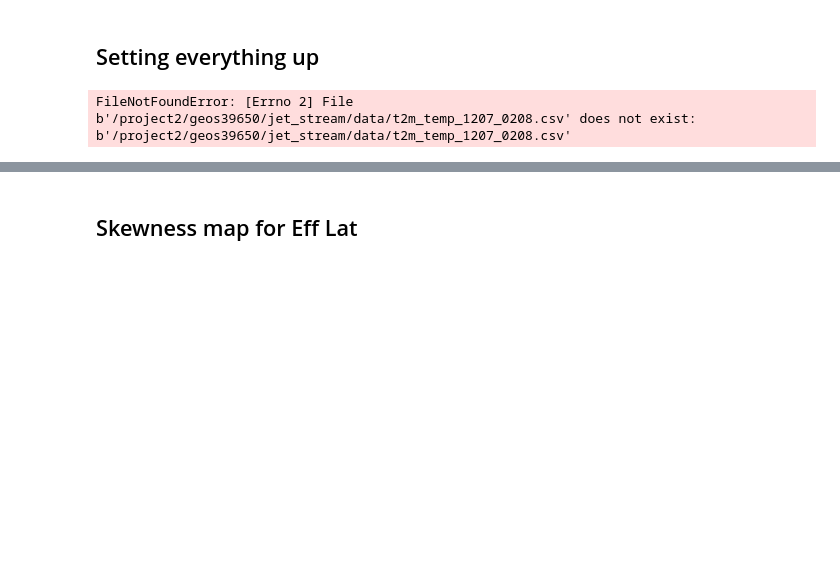
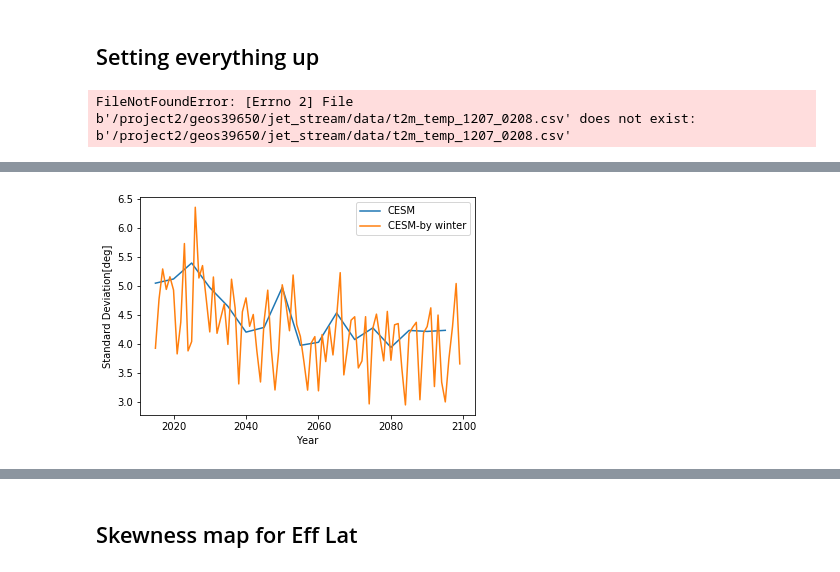
Before and after one commit to geosciences-data-practicum/reanalysis_getter, a Jupyter notebook: analysis/yuqi_amanda_copy.ipynb, the cells around one changed output, grey strips where cells are left out. Drawn from its saved outputs; the diff is of its cells as text; code cells hidden in the pictures; blank space fills up the shorter version.

```diff
--- a/analysis/yuqi_amanda_copy.ipynb
+++ b/analysis/yuqi_amanda_copy.ipynb
@@ -20,0 +25,2 @@ FileNotFoundError: [Errno 2] File b'/project2/geos39650/jet_stream/data/t2m_temp
+# %%
+data=xr.load_dataset('/project2/moyer/jetsream/cmip6_processed_data/MPI-ESM1-2-HR_ssp585_tas_daily/MPI-ESM1-2-HR_ssp585_tas_daily_t_prime_2020-11-01_2025-03-01.nc4')
@@ -20,0 +44,4 @@ FileNotFoundError: [Errno 2] File b'/project2/geos39650/jet_stream/data/t2m_temp
+# %%
+datadf=data.sel(lon=np.unique(data.lon)[0]).to_dataframe().reset_index(drop=False)
+# %%
+datadf['newtime'] = pd.to_datetime(datadf['time'])
@@ -20,0 +227,38 @@ FileNotFoundError: [Errno 2] File b'/project2/geos39650/jet_stream/data/t2m_temp
+# %%
+# select Chicago and compute standard deviation and skewness by 5-year, appending them all together
+dlist=[2015,2020,2025,2030,2035,2040,2045,2050,2055,2060,2065,2070,2075,2080,2085,2090,2095]
+#dlist=[2015]
+sdlist=[]
+sklist=[]
+sddf=pd.DataFrame(columns = ['winter','t_ref','t_prime','tas','lat','lon','year','month'])
+skdf=pd.DataFrame(columns = ['winter','t_ref','t_prime','tas','lat','lon','year','month'])
+for x in dlist:
+    data=xr.load_dataset('/project2/geos39650/jet_stream/data/CESM2-WACCM_ssp585_tas_daily/CESM2-WACCM_ssp585_tas_daily_output_' + str(x) + '-12-01_' + str(x+5) + '-03-01.nc4')
+    select=data.sel(lon=lon_closest_value)
+    select=select.sel(lat=lat_closest_value)
+    select=select.to_dataframe().reset_index()
+    select['year']=select.time.dt.year
+    select['month']=select.time.dt.month
+    select=select.loc[(select['month'] == 1) | (select['month'] == 2) | (select['month'] == 12)]
+    sd=select['t_prime'].std()
+    skew=select['t_prime'].skew()
+    sdlist.append(sd)
+    sklist.append(skew)
+    # assign by winter
+    select['winter']=select['year']
+    mask=select.month<=3
+    select.loc[mask, 'winter'] = select['year']-1
+    sdyear=select.groupby(['winter']).std().reset_index(drop=False)
+    skyear=select.groupby(['winter']).skew().reset_index(drop=False)
+    sddf=sddf.append(sdyear)
+    skdf=skdf.append(skyear)
+# %%
+plt.plot(dlist, sdlist, label="CESM")
+plt.plot(sddf.winter, sddf.t_prime, label="CESM-by winter")
+plt.legend(loc='upper right')
+plt.ylabel('Standard Deviation[deg]')
+plt.xlabel('Year')
+
+plt.show()
+# %% [output]
+[figure, added]
```
Also changed, not shown: parts of 28 cells of this notebook.
